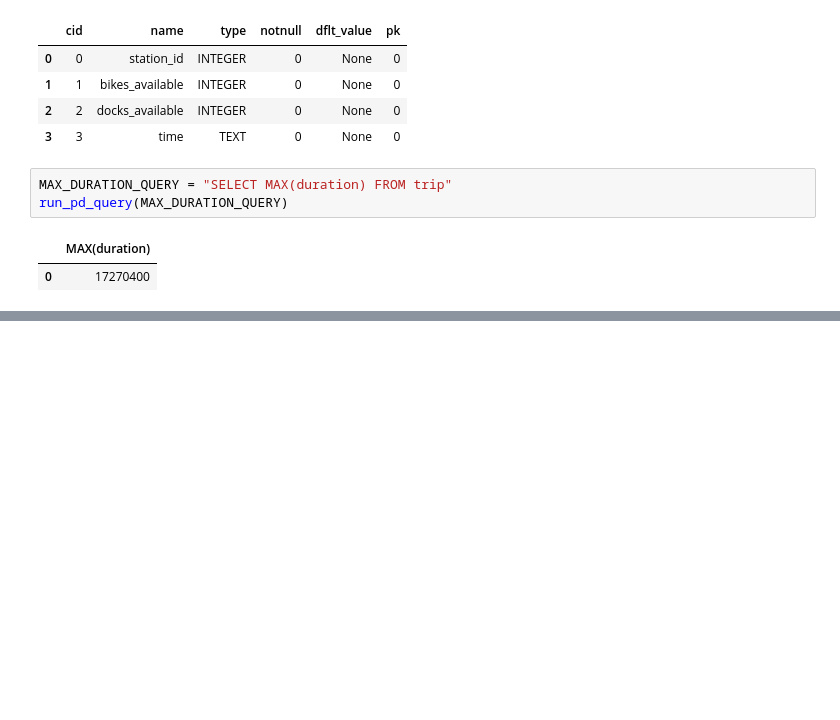
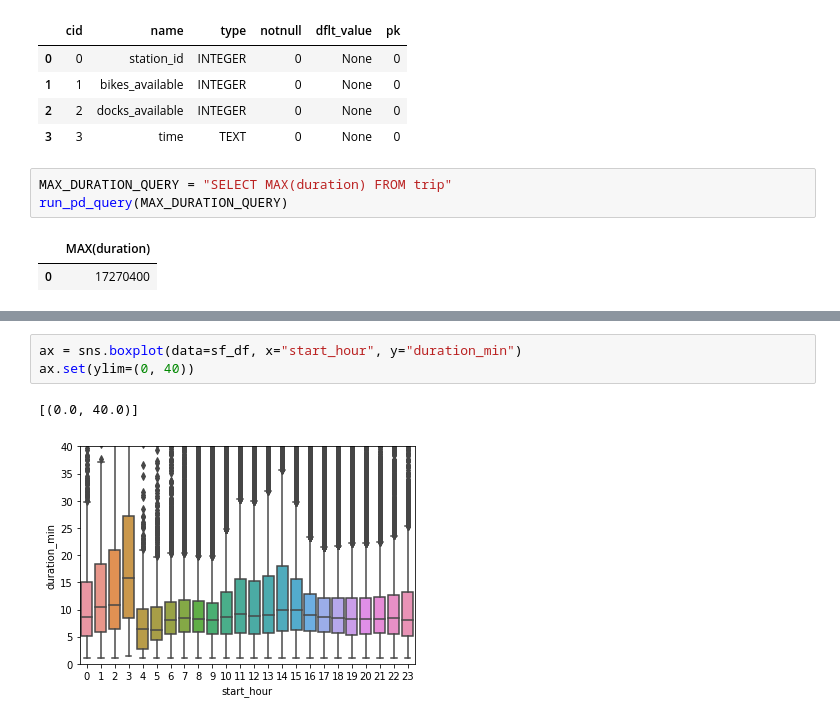
Before and after one commit to sachin-dabas/City-Biking, a Jupyter notebook: sanfrancisco.ipynb, the cells around one changed output, grey strips where cells are left out. Cells and saved outputs as stored; diff of their text form; blank space fills up the shorter version.

```diff
--- a/sanfrancisco.ipynb
+++ b/sanfrancisco.ipynb
@@ -170,0 +212,6 @@ plt.show()
+# %%
+ax = sns.boxplot(data=sf_df, x="start_hour", y="duration_min")
+ax.set(ylim=(0, 40))
+# %% [output]
+[(0.0, 40.0)]
+[figure, added]
```
Also changed, not shown: parts of 25 cells of this notebook, 1 other file.
